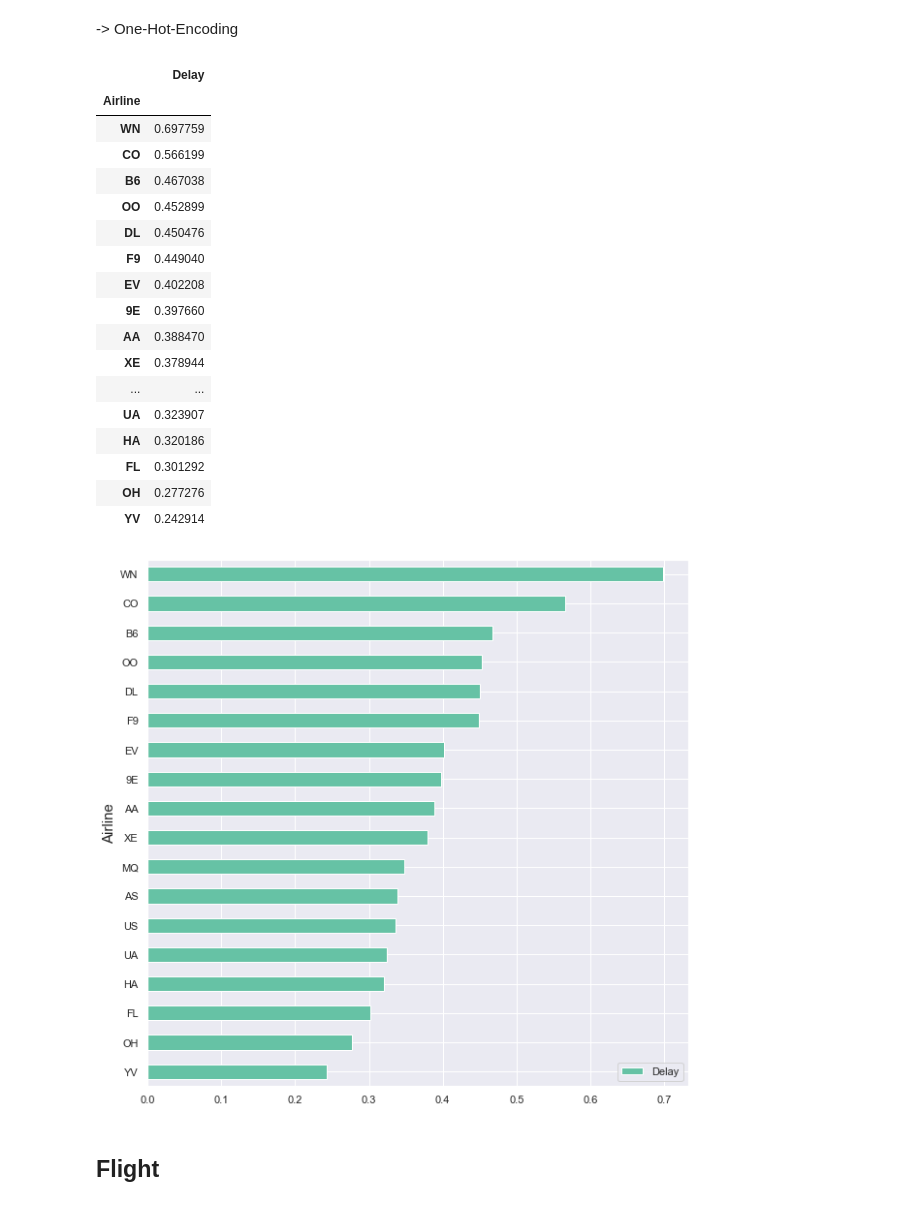
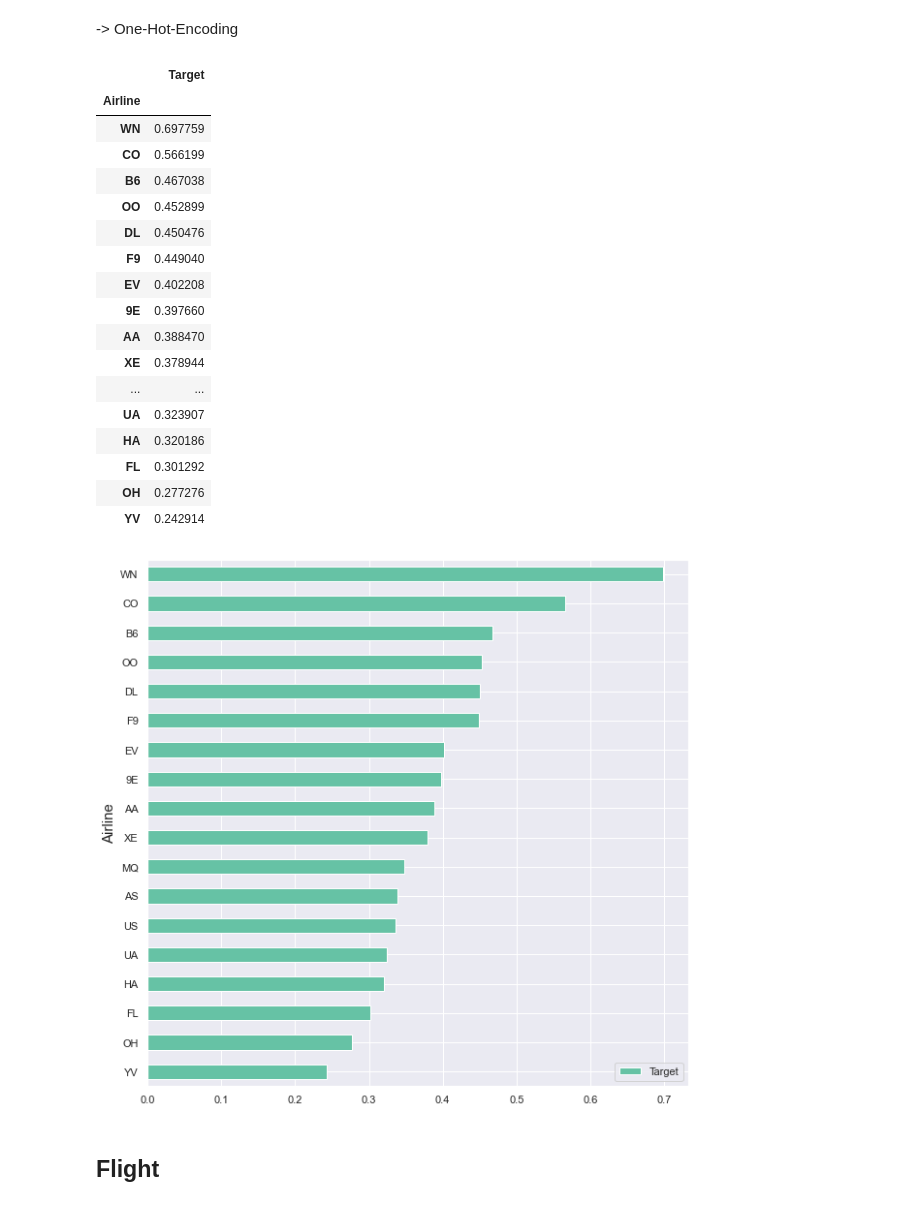
Before and after one commit to enricogoerlitz/ML-Models, a Jupyter notebook: Machine Learning Projects/01_Kaggle_Data_Projects_And_Competitions/00_Starter_Projects/02_Airline_Deley/notebooks/01_data_eda.ipynb, the cells around one changed output. Drawn from its saved outputs; the diff is of its cells as text; code cells hidden in the pictures.

```diff
--- a/Machine Learning Projects/01_Kaggle_Data_Projects_And_Competitions/00_Starter_Projects/02_Airline_Deley/notebooks/01_data_eda.ipynb
+++ b/Machine Learning Projects/01_Kaggle_Data_Projects_And_Competitions/00_Starter_Projects/02_Airline_Deley/notebooks/01_data_eda.ipynb
@@ -37,6 +37,9 @@ df
 | 539381 | 539382 | UA | 78 | HNL | SFO | 5 | 1439 | 313 | 1 |
 | 539382 | 539383 | US | 1442 | LAX | PHL | 5 | 1439 | 301 | 1 |
 539383 rows × 9 columns
+# %%
+df["Target"] = df["Delay"]
+df["Delay"] = df["Delay"].map({0: "False", 1: "True"}).astype("category")
 # %% [markdown]
 # Helper Functions & Constants
 # %%
@@ -181,11 +184,11 @@ Name: Airline, dtype: int64
 # %% [markdown]
 -> One-Hot-Encoding
 # %%
-df_delay_by_airline = df.pivot_table(index=AIRLINE, values=TARGET_DELAY, aggfunc="mean").sort_values(by=TARGET_DELAY, ascending=True)
+df_delay_by_airline = df.pivot_table(index=AIRLINE, values=TARGET, aggfunc="mean").sort_values(by=TARGET, ascending=True)
 df_delay_by_airline.plot.barh(figsize=(10, 10))
-df_delay_by_airline.sort_values(by=TARGET_DELAY, ascending=False)
+df_delay_by_airline.sort_values(by=TARGET, ascending=False)
 # %% [output]
-|  | Delay |
+|  | Target |
 | Airline |  |
 | WN | 0.697759 |
 | CO | 0.566199 |
```
Also changed, not shown: parts of 13 cells of this notebook, 1 other file.
